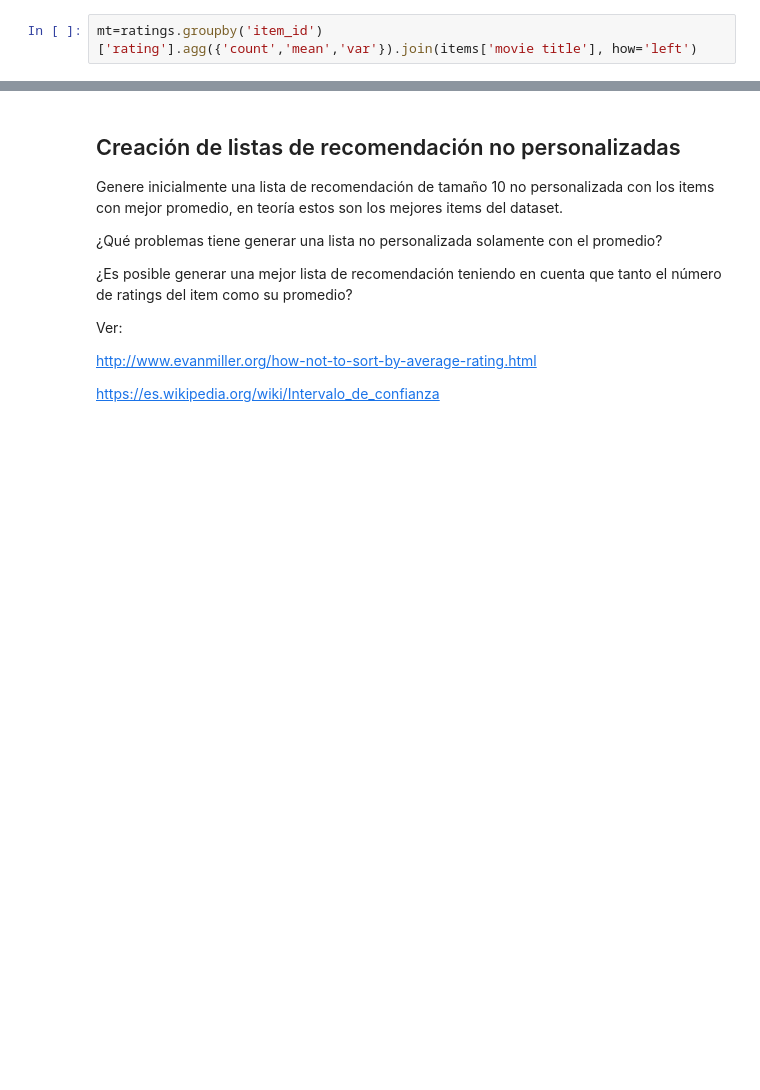
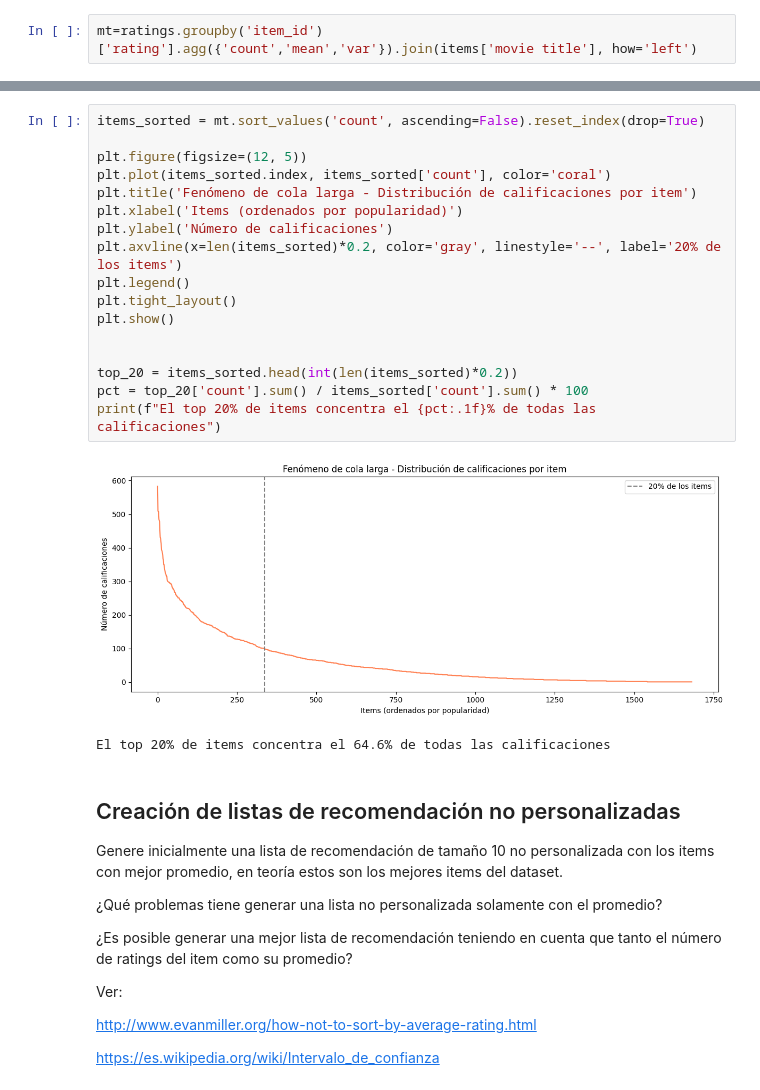
Before and after one commit to AlisonAristizabal/Laboratorio-1-Sistemas-de-Recomendacion, a Jupyter notebook: lab01/MINE4201_SR_Laboratorio_1.ipynb, the cells around one changed output, grey strips where cells are left out. Cells and saved outputs as stored; diff of their text form; blank space fills up the shorter version.

```diff
--- a/lab01/MINE4201_SR_Laboratorio_1.ipynb
+++ b/lab01/MINE4201_SR_Laboratorio_1.ipynb
@@ -176,3 +233,23 @@ mt
+# %%
+items_sorted = mt.sort_values('count', ascending=False).reset_index(drop=True)
+
+plt.figure(figsize=(12, 5))
+plt.plot(items_sorted.index, items_sorted['count'], color='coral')
+plt.title('Fenómeno de cola larga - Distribución de calificaciones por item')
+plt.xlabel('Items (ordenados por popularidad)')
+plt.ylabel('Número de calificaciones')
+plt.axvline(x=len(items_sorted)*0.2, color='gray', linestyle='--', label='20% de los items')
+plt.legend()
+plt.tight_layout()
+plt.show()
+
+
+top_20 = items_sorted.head(int(len(items_sorted)*0.2))
+pct = top_20['count'].sum() / items_sorted['count'].sum() * 100
+print(f"El top 20% de items concentra el {pct:.1f}% de todas las calificaciones")
+# %% [output]
+[figure, added]
+El top 20% de items concentra el 64.6% de todas las calificaciones
 # %% [markdown]
 ## Creación de listas de recomendación no personalizadas
 
```
Also changed, not shown: parts of 3 cells of this notebook.
